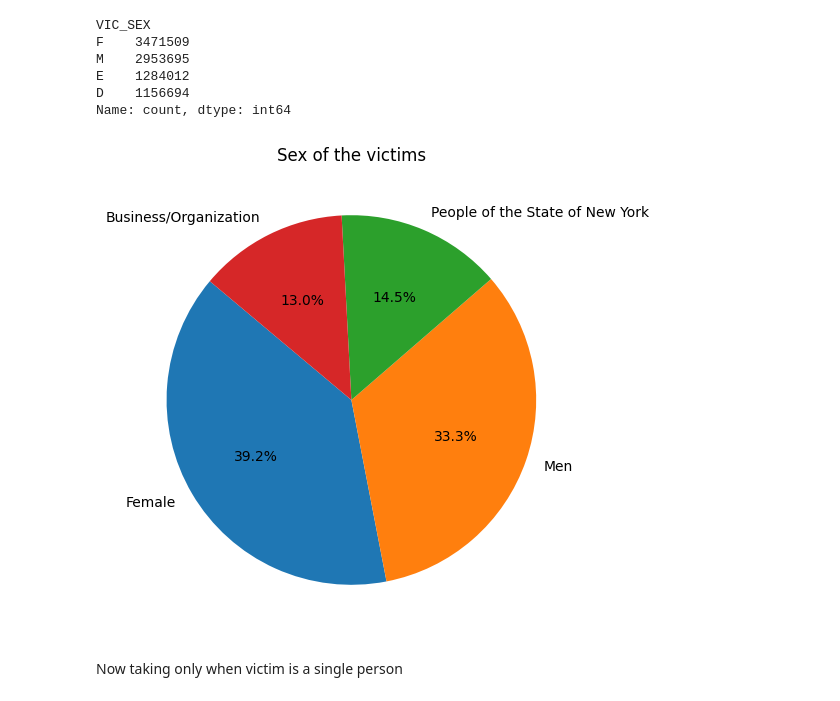
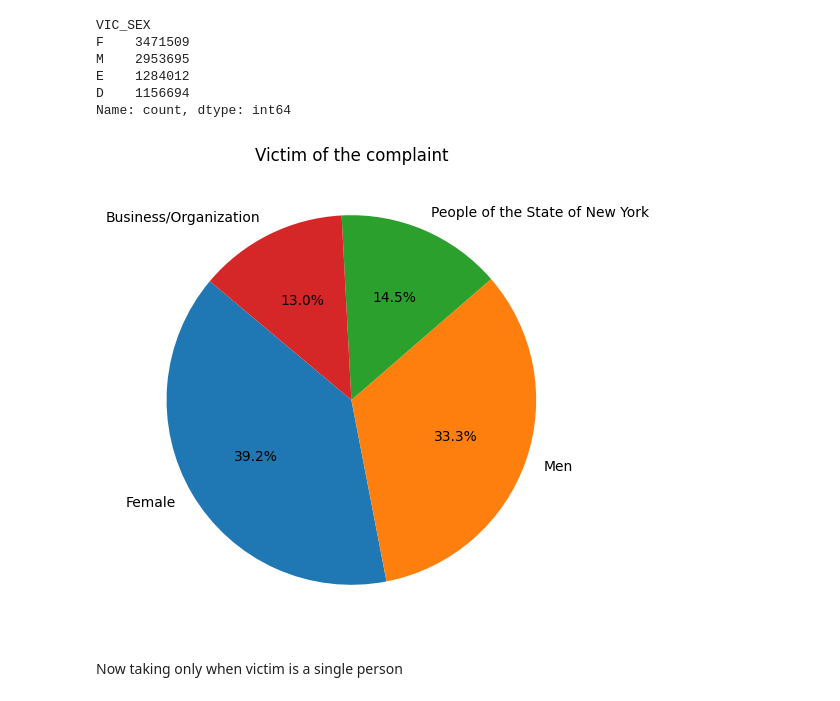
Before and after one commit to com-480-data-visualization/BluePink, a Jupyter notebook: data_exploration.ipynb, the cells around one changed output. Cells and saved outputs as stored; diff of their text form; code cells hidden in the pictures.

```diff
--- a/data_exploration.ipynb
+++ b/data_exploration.ipynb
@@ -215,20 +238,20 @@ Name: count, dtype: int64
 # %%
 #F=Female
 #M=Male
 #E=PSNY/People of the State of New York
 #D=Business/Organization,
 
 
 labels= ["Female", "Men", "People of the State of New York", "Business/Organization"]
 sizes = df['VIC_SEX'].value_counts()
 #sizes["Unknown"] = df["VIC_SEX"].isna().sum()
 
 plt.figure(figsize=(6, 6))
 plt.pie(sizes, labels=labels, autopct='%1.1f%%', startangle=140)
-plt.title('Sex of the victims')
+plt.title('Victim of the complaint')
 plt.show()
 # %% [output]
-[figure, old version]
+[figure, new version]
 # %% [markdown]
 Now taking only when victim is a single person
 # %%
```
Also changed, not shown: parts of 3 cells of this notebook.
